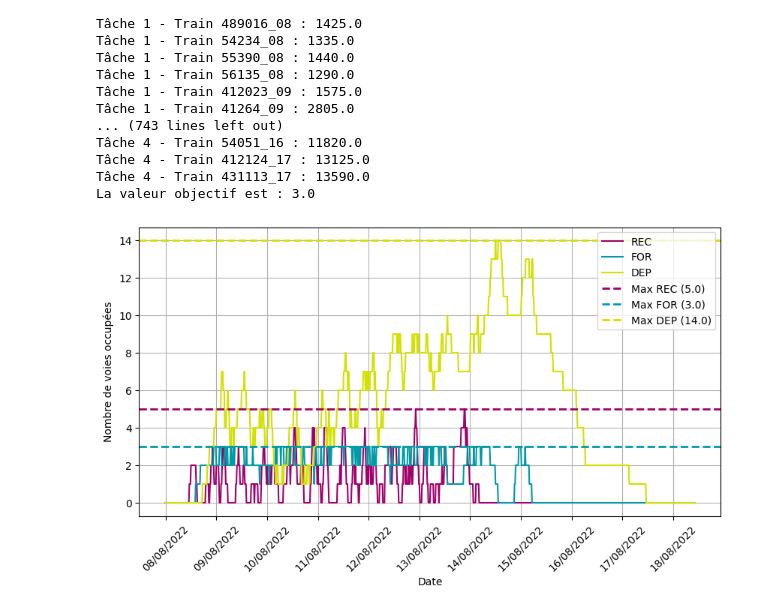
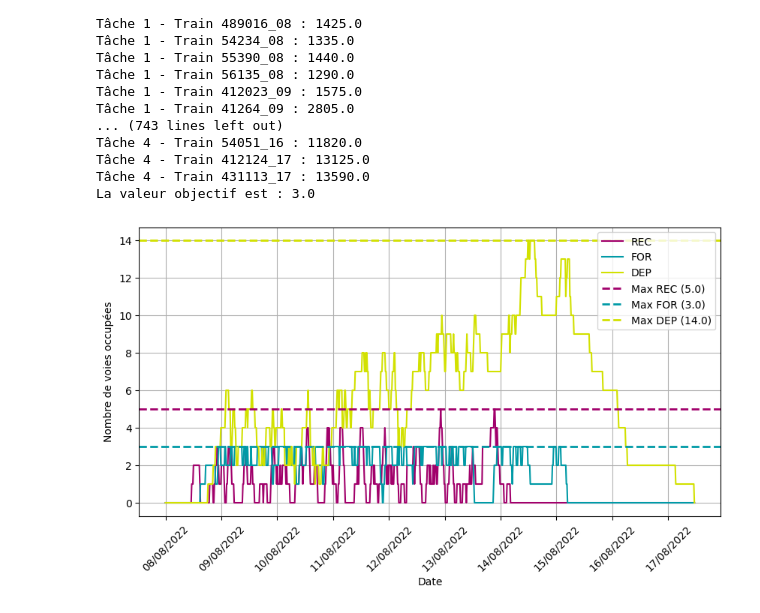
Before and after one commit to gGenouville/optiFretSNCF, a Jupyter notebook: code/notebooks/Code jalon 1 refucktorbjkezsndx.ipynb, the cells around one changed output. Cells and saved outputs as stored; diff of their text form; code cells hidden in the pictures.

Commit message:
ajout intervalle utile création contraintes

```diff
--- a/code/notebooks/Code jalon 1 refucktorbjkezsndx.ipynb
+++ b/code/notebooks/Code jalon 1 refucktorbjkezsndx.ipynb
@@ -46,6 +47,11 @@ t_a = init_t_a(df_sillons_arr, id_file, print_bool=True)
 
 t_d = init_t_d(df_sillons_dep, id_file, print_bool=True)
 
+#Initialisation de l'intervalle de temps étudié
+t_min=0
+t_max=int(dernier_depart(df_sillons_dep,base_time(id_file))) #en quinzaine de minutes
+print(t_max//15+1)
+
 # Vérification finale
 print("Vérification du contenu final de t_a :")
 for key, value in t_a.items():
@@ -90,6 +96,6 @@ model,t_arr,t_dep, is_present = init_model(
     file=file,
     id_file = id_file,
     limites_voies=init_limites_voies(file),
-    tempsMax=2000,
+    tempsMax=int(t_max//15+1),
     tempsMin=0
 )
@@ -173,7 +175,7 @@ fig.update_yaxes(categoryorder="array",
 fig.show()
 # %%
 # Définition de l'axe des x (temps en minutes)
-x = list(range(1001))
+x = list(range(t_max//15+2))
 
 # Correction du format de la date de référence
 ref_date = datetime.datetime.strptime("08/08/2022", "%d/%m/%Y")
@@ -193,31 +195,31 @@ max_DEP = max(y_DEP)
 
 # Tracé des courbes
 plt.figure(figsize=(10, 5))
 plt.plot(x_date, y_REC, label="REC", color='#a1006b')
 plt.plot(x_date, y_FOR, label="FOR", color='#009aa6')
 plt.plot(x_date, y_DEP, label="DEP", color='#d2e100')
 
 # Ajout des lignes horizontales aux valeurs max
 plt.axhline(y=max_REC, color='#a1006b', linestyle='--', linewidth=2, label=f"Max REC ({max_REC})")
 plt.axhline(y=max_FOR, color='#009aa6', linestyle='--', linewidth=2, label=f"Max FOR ({max_FOR})")
 plt.axhline(y=max_DEP, color='#d2e100', linestyle='--', linewidth=2, label=f"Max DEP ({max_DEP})")
 
 # Étiquettes et légende
 plt.xlabel("Date")
 plt.ylabel("Nombre de voies occupées")
 plt.legend()
 plt.grid(True)
 
 # Appliquer le format de date "jj/mm/aaaa"
 plt.gca().xaxis.set_major_formatter(mdates.DateFormatter("%d/%m/%Y"))
 
 # Espacer les ticks de l'axe X (ajustable selon le nombre de points)
 plt.gca().xaxis.set_major_locator(mdates.DayLocator(interval=1))  # Affiche une date par jour
 
 
 # Optionnel : masquer les ticks de l'axe x si on ne remplace pas par les dates
 plt.xticks(rotation=45)
 
 plt.show()
 # %% [output]
-[figure, old version]
+[figure, new version]
```
Also changed, not shown: parts of 3 cells of this notebook.
